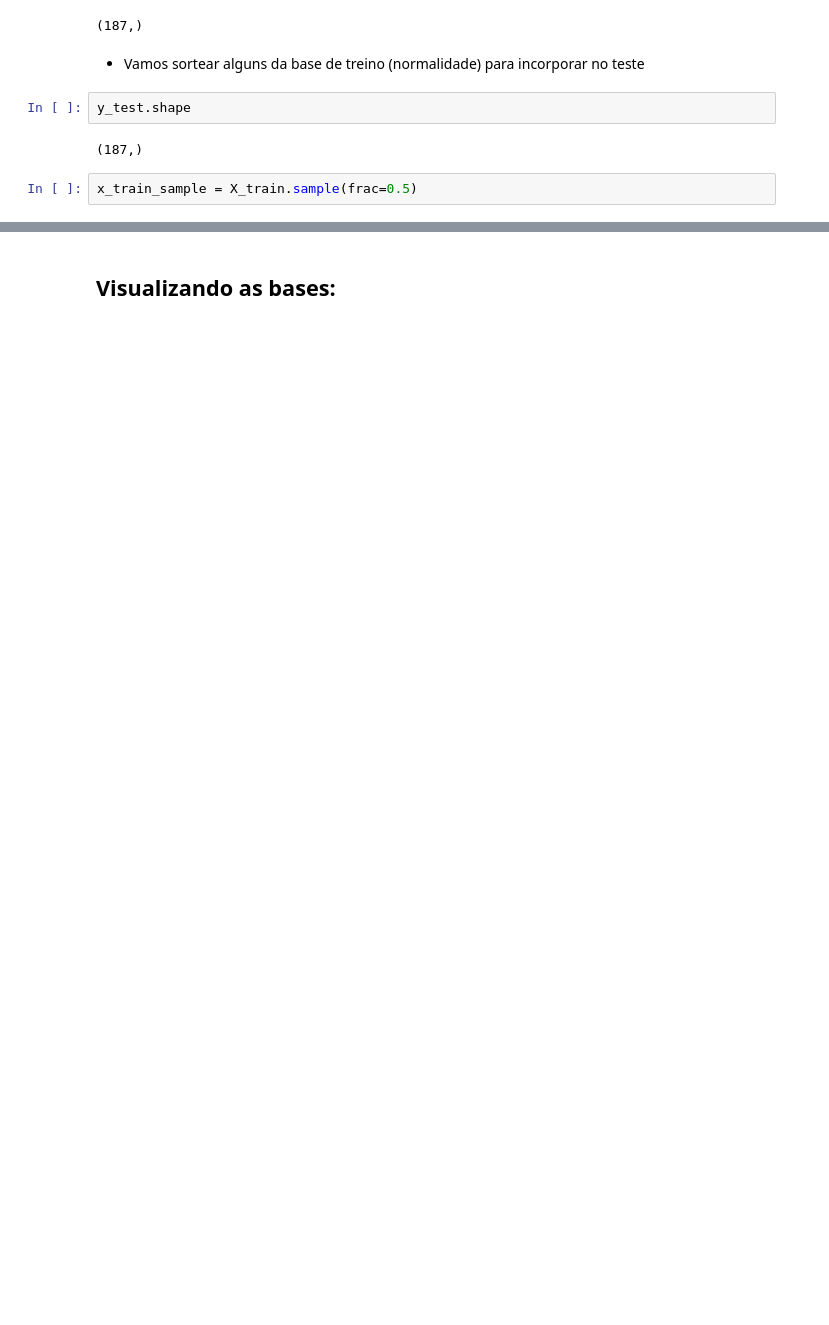
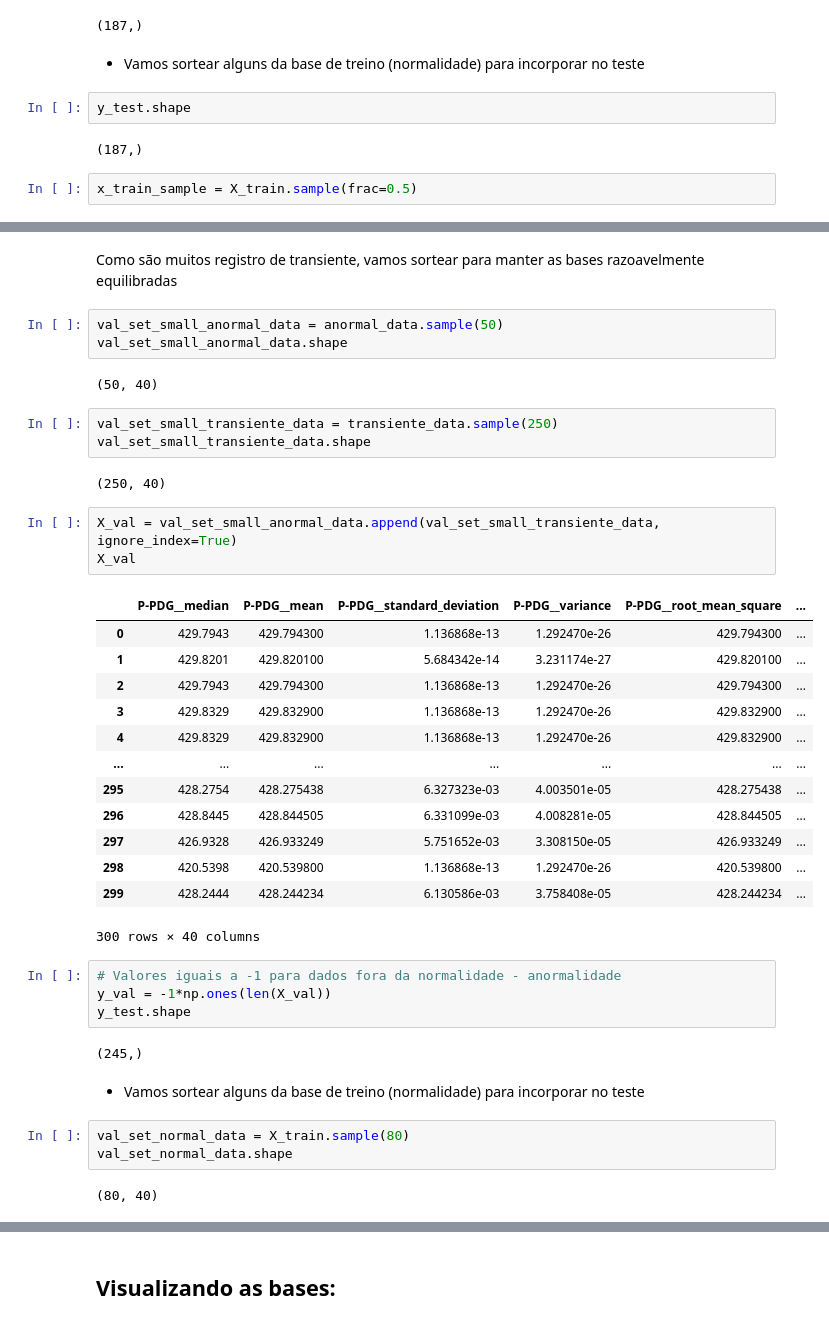
Before and after one commit to FelipeBorgesC/anomaly-detection-bi, a Jupyter notebook: Anomaly - Timeseries/Analise_Preprocessamento.ipynb, the cells around one changed output, grey strips where cells are left out. Saved outputs shown, nothing was run; the diff lists cells and outputs as text; blank space fills up the shorter version.

```diff
--- a/Anomaly - Timeseries/Analise_Preprocessamento.ipynb
+++ b/Anomaly - Timeseries/Analise_Preprocessamento.ipynb
@@ -374,0 +405,42 @@ X_test.shape, y_test.shape
+# %% [markdown]
+Como são muitos registro de transiente, vamos sortear para manter as bases razoavelmente equilibradas
+# %%
+val_set_small_anormal_data = anormal_data.sample(50)
+val_set_small_anormal_data.shape
+# %% [output]
+(50, 40)
+# %%
+val_set_small_transiente_data = transiente_data.sample(250)
+val_set_small_transiente_data.shape
+# %% [output]
+(250, 40)
+# %%
+X_val = val_set_small_anormal_data.append(val_set_small_transiente_data, ignore_index=True)
+X_val
+# %% [output]
+|  | P-PDG__median | P-PDG__mean | P-PDG__standard_deviation | P-PDG__variance | P-PDG__root_mean_square | ... |
+| 0 | 429.7943 | 429.794300 | 1.136868e-13 | 1.292470e-26 | 429.794300 | ... |
+| 1 | 429.8201 | 429.820100 | 5.684342e-14 | 3.231174e-27 | 429.820100 | ... |
+| 2 | 429.7943 | 429.794300 | 1.136868e-13 | 1.292470e-26 | 429.794300 | ... |
+| 3 | 429.8329 | 429.832900 | 1.136868e-13 | 1.292470e-26 | 429.832900 | ... |
+| 4 | 429.8329 | 429.832900 | 1.136868e-13 | 1.292470e-26 | 429.832900 | ... |
+| ... | ... | ... | ... | ... | ... | ... |
+| 295 | 428.2754 | 428.275438 | 6.327323e-03 | 4.003501e-05 | 428.275438 | ... |
+| 296 | 428.8445 | 428.844505 | 6.331099e-03 | 4.008281e-05 | 428.844505 | ... |
+| 297 | 426.9328 | 426.933249 | 5.751652e-03 | 3.308150e-05 | 426.933249 | ... |
+| 298 | 420.5398 | 420.539800 | 1.136868e-13 | 1.292470e-26 | 420.539800 | ... |
+| 299 | 428.2444 | 428.244234 | 6.130586e-03 | 3.758408e-05 | 428.244234 | ... |
+300 rows × 40 columns
+# %%
+# Valores iguais a -1 para dados fora da normalidade - anormalidade
+y_val = -1*np.ones(len(X_val))
+y_test.shape
+# %% [output]
+(245,)
+# %% [markdown]
+- Vamos sortear alguns da base de treino (normalidade) para incorporar no teste
+# %%
+val_set_normal_data = X_train.sample(80)
+val_set_normal_data.shape
+# %% [output]
+(80, 40)
```
Also changed, not shown: parts of 18 cells of this notebook.
